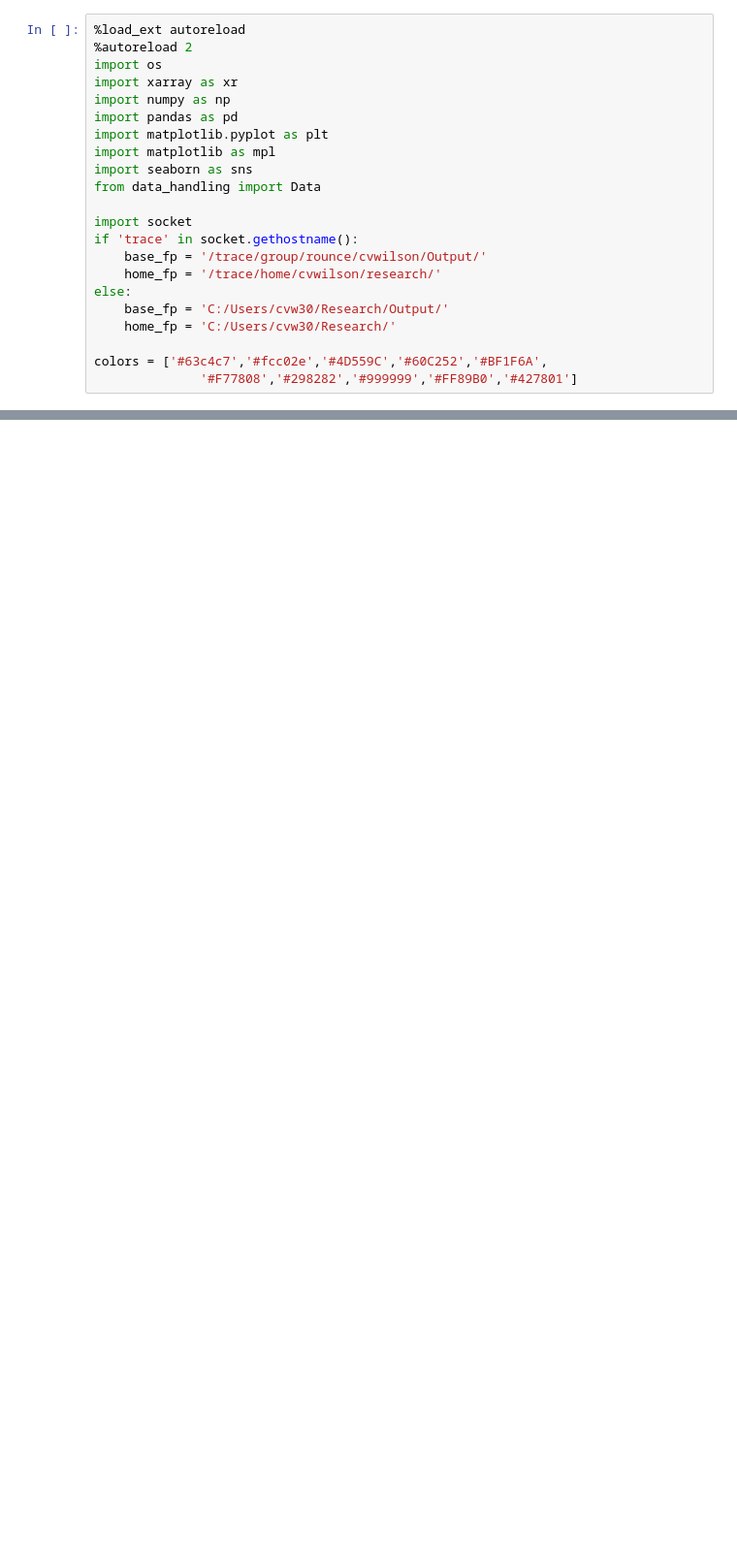
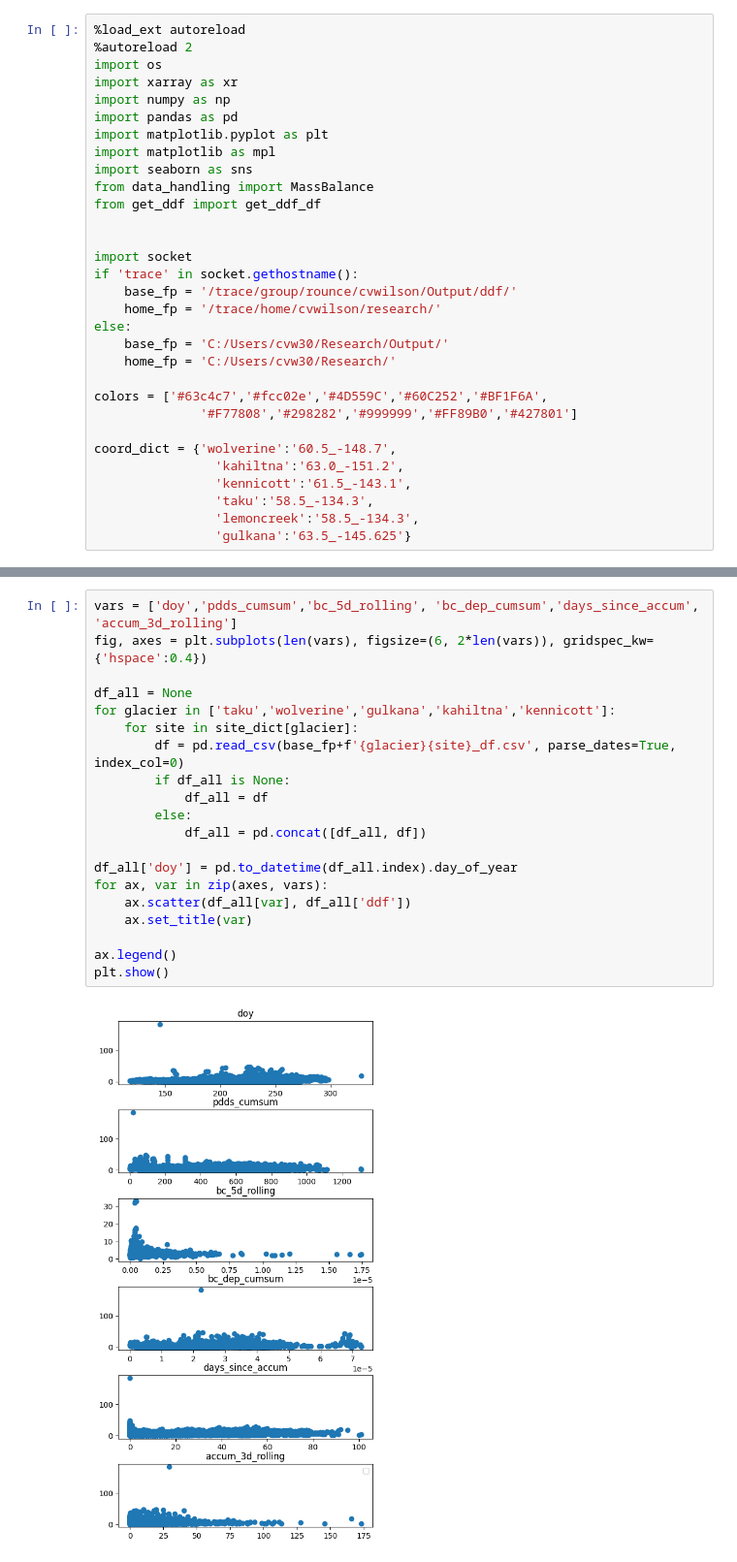
Before and after one commit to clairevwilson/PEBSI, a Jupyter notebook: project/compare_mb.ipynb, the cells around one changed output, grey strips where cells are left out. Shown at 97% size. Drawn from its saved outputs; the diff is of its cells as text; blank space fills up the shorter version.

```diff
--- a/project/compare_mb.ipynb
+++ b/project/compare_mb.ipynb
@@ -8,11 +8,13 @@ import pandas as pd
 import matplotlib.pyplot as plt
 import matplotlib as mpl
 import seaborn as sns
-from data_handling import Data
+from data_handling import MassBalance
+from get_ddf import get_ddf_df
+
 
 import socket
 if 'trace' in socket.gethostname():
-    base_fp = '/trace/group/rounce/cvwilson/Output/'
+    base_fp = '/trace/group/rounce/cvwilson/Output/ddf/'
     home_fp = '/trace/home/cvwilson/research/'
 else:
     base_fp = 'C:/Users/cvw30/Research/Output/'
@@ -20,3 +22,10 @@ else:
 
 colors = ['#63c4c7','#fcc02e','#4D559C','#60C252','#BF1F6A',
               '#F77808','#298282','#999999','#FF89B0','#427801']
+
+coord_dict = {'wolverine':'60.5_-148.7',
+                'kahiltna':'63.0_-151.2',
+                'kennicott':'61.5_-143.1',
+                'taku':'58.5_-134.3',
+                'lemoncreek':'58.5_-134.3',
+                'gulkana':'63.5_-145.625'}
@@ -50,0 +181,22 @@ FileNotFoundError: [Errno 2] No such file or directory: 'c:\\Users\\cvw30\\Resea
+# %%
+vars = ['doy','pdds_cumsum','bc_5d_rolling', 'bc_dep_cumsum','days_since_accum', 'accum_3d_rolling']
+fig, axes = plt.subplots(len(vars), figsize=(6, 2*len(vars)), gridspec_kw={'hspace':0.4})
+
+df_all = None
+for glacier in ['taku','wolverine','gulkana','kahiltna','kennicott']:
+    for site in site_dict[glacier]:
+        df = pd.read_csv(base_fp+f'{glacier}{site}_df.csv', parse_dates=True, index_col=0)
+        if df_all is None:
+            df_all = df
+        else:
+            df_all = pd.concat([df_all, df])
+
+df_all['doy'] = pd.to_datetime(df_all.index).day_of_year
+for ax, var in zip(axes, vars):
+    ax.scatter(df_all[var], df_all['ddf'])
+    ax.set_title(var)
+
+ax.legend()
+plt.show()
+# %% [output]
+[figure, added]
```
Also changed, not shown: parts of 5 cells of this notebook, 4 other files.
